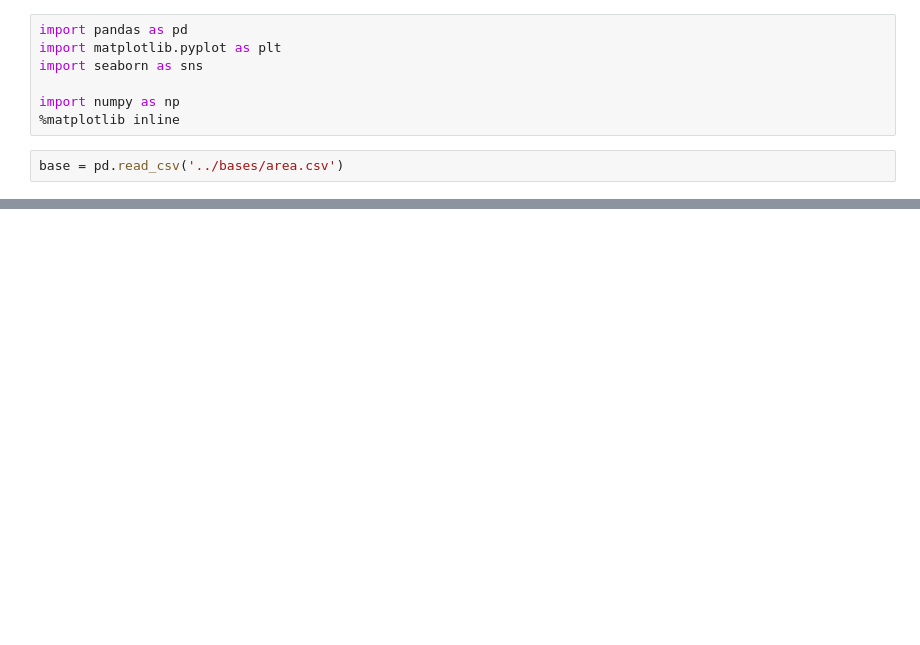
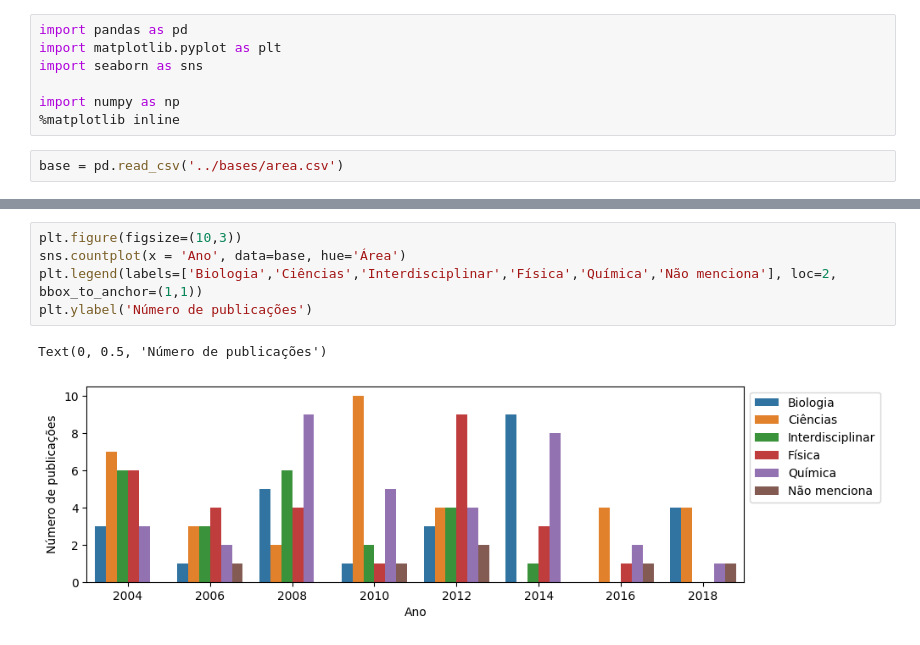
Before and after one commit to darlonv/revisao_sistematica, a Jupyter notebook: src/Areas.ipynb, the cells around one changed output, grey strips where cells are left out. Cells and saved outputs as stored; diff of their text form; blank space fills up the shorter version.

```diff
--- a/src/Areas.ipynb
+++ b/src/Areas.ipynb
@@ -44,3 +50,11 @@ Text(0, 0.5, 'Número de publicações')
+# %%
+plt.figure(figsize=(10,3))
+sns.countplot(x = 'Ano', data=base, hue='Área')
+plt.legend(labels=['Biologia','Ciências','Interdisciplinar','Física','Química','Não menciona'], loc=2, bbox_to_anchor=(1,1))
+plt.ylabel('Número de publicações')
+# %% [output]
+Text(0, 0.5, 'Número de publicações')
+[figure, added]
 # %%
 base.groupby(['Ano','Área',])[['Área']].count()
 # %% [output]
```
Also changed, not shown: parts of 5 cells of this notebook, 3 other files.
